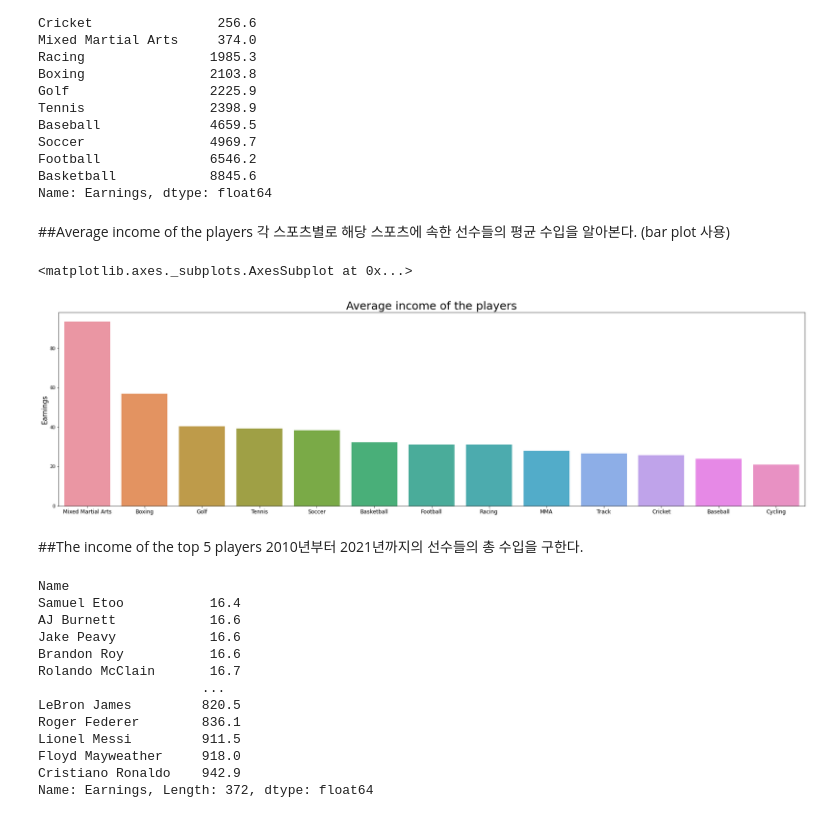
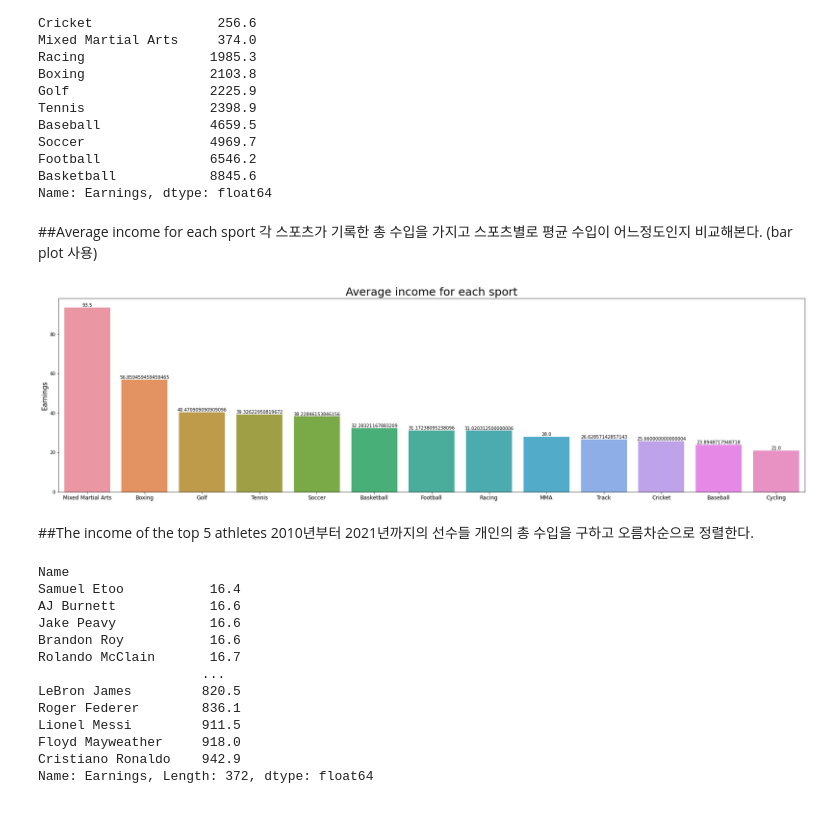
Before and after one commit to gjsin1105/DAP__, a Jupyter notebook: FinalProject.ipynb, the cells around one changed output. Drawn from its saved outputs; the diff is of its cells as text; code cells hidden in the pictures.

```diff
--- a/FinalProject.ipynb
+++ b/FinalProject.ipynb
@@ -51,21 +75,28 @@ Football              6546.2
 Basketball            8845.6
 Name: Earnings, dtype: float64
 # %% [markdown]
-##Average income of the players
-각 스포츠별로 해당 스포츠에 속한 선수들의 평균 수입을 알아본다. (bar plot 사용)
+##Average income for each sport
+각 스포츠가 기록한 총 수입을 가지고 스포츠별로 평균 수입이 어느정도인지 비교해본다.
+(bar plot 사용)
 # %%
 plt.figure(figsize = (30, 8))
-
-plt.title("Average income of the players", size=25)
+plt.title("Average income for each sport", size=25)
 plt.xticks(fontsize=12)
 plt.ylabel('Earnings', size=15)
-sports = df.groupby('Sport')['Earnings'].mean().sort_values(ascending=False)
-sport_kind = [sport for sport in sports.index]
-sns.barplot(x=sport_kind, y=sports)
+x = [0, 1, 2, 3, 4, 5, 6, 7, 8, 9, 10, 11, 12]
+avgtotal = df.groupby('Sport')['Earnings'].mean().sort_values(ascending=False)
+for i, v in enumerate(x):
+    plt.text(v, avgtotal[i], avgtotal[i],
+             fontsize = 10,
+             color='black',
+             horizontalalignment='center',
+             verticalalignment='bottom')
+sport_kind = [sport for sport in avgtotal.index]
+sns.barplot(x=sport_kind, y=avgtotal)
+plt.show()
 # %% [output]
-<matplotlib.axes._subplots.AxesSubplot at 0x...>
-[figure, old version]
+[figure, new version]
 # %% [markdown]
-##The income of the top 5 players
-2010년부터 2021년까지의 선수들의 총 수입을 구한다.
+##The income of the top 5 athletes
+2010년부터 2021년까지의 선수들 개인의 총 수입을 구하고 오름차순으로 정렬한다.
 # %%
```
Also changed, not shown: parts of 12 cells of this notebook.
